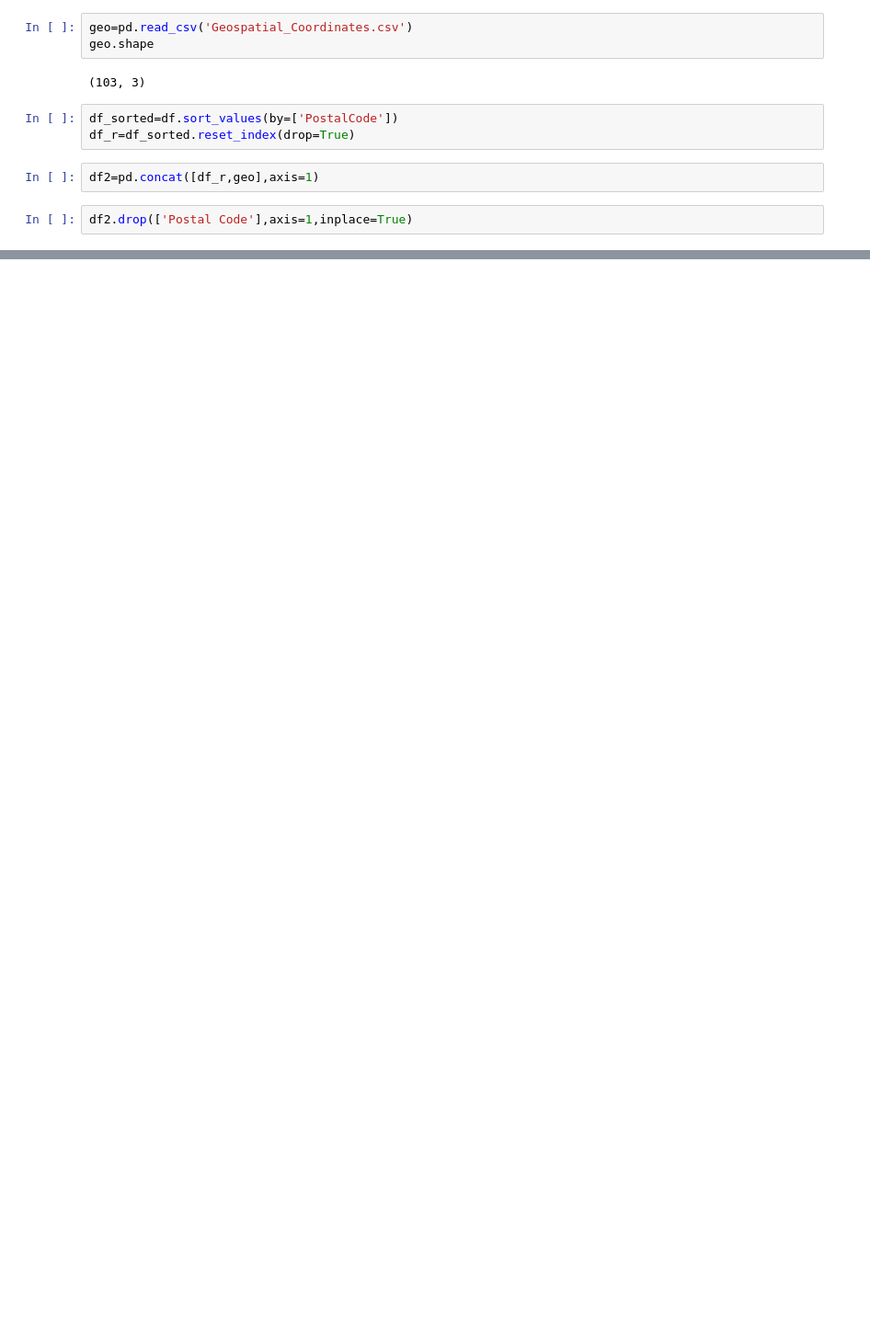
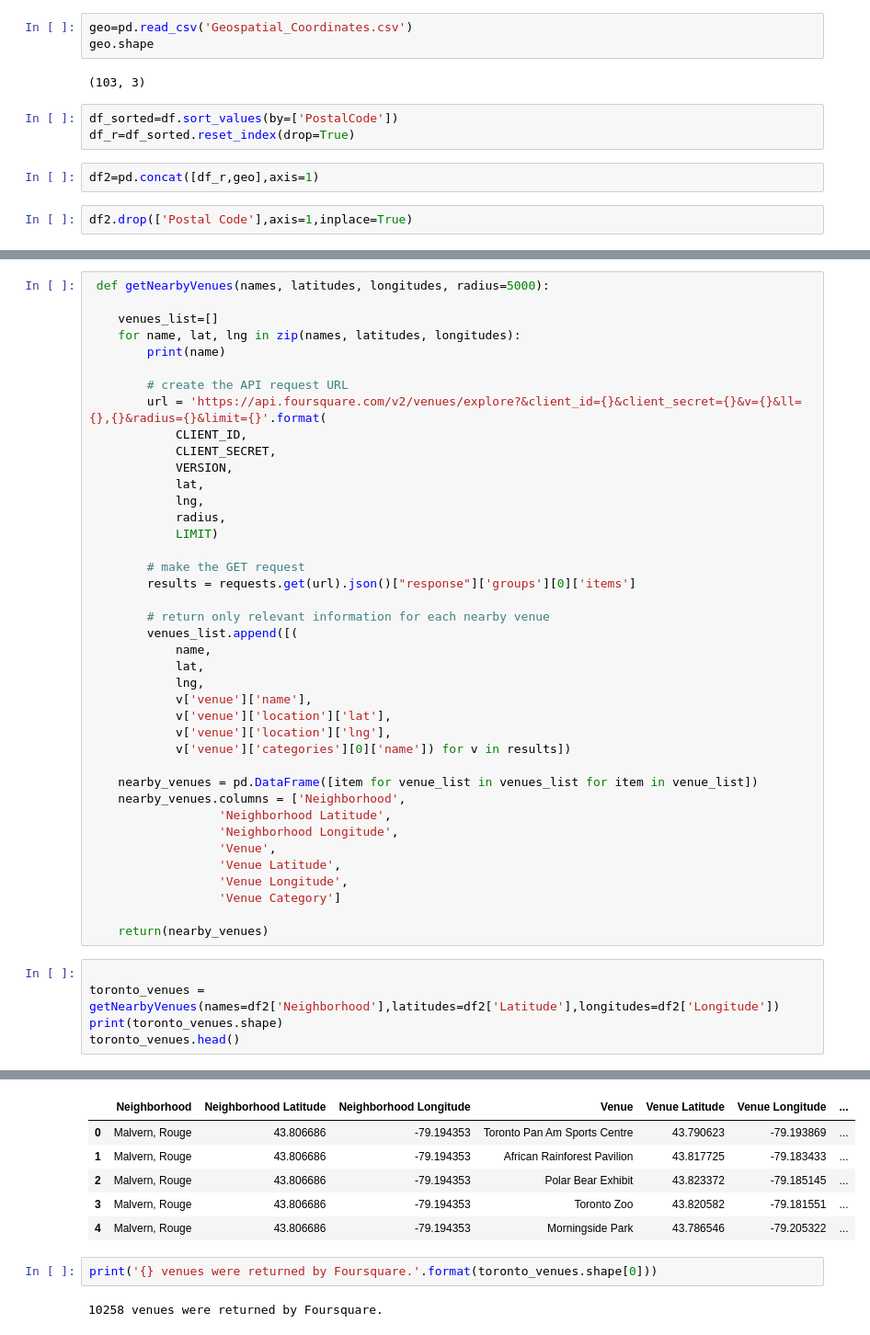
Before and after one commit to Matraque/Coursera_Capstone, a Jupyter notebook: Segmenting-and-Clustering-Neighborhoods-in-Toronto.ipynb, the cells around one changed output, grey strips where cells are left out. Shown: that part at 92% size. Saved outputs shown, nothing was run; the diff lists cells and outputs as text; blank space fills up the shorter version.

```diff
--- a/Segmenting-and-Clustering-Neighborhoods-in-Toronto.ipynb
+++ b/Segmenting-and-Clustering-Neighborhoods-in-Toronto.ipynb
@@ -93,0 +173,46 @@ df2.head(15)
+# %%
+ def getNearbyVenues(names, latitudes, longitudes, radius=5000):
+
+    venues_list=[]
+    for name, lat, lng in zip(names, latitudes, longitudes):
+        print(name)
+
+        # create the API request URL
+        url = 'https://api.foursquare.com/v2/venues/explore?&client_id={}&client_secret={}&v={}&ll={},{}&radius={}&limit={}'.format(
+            CLIENT_ID,
+            CLIENT_SECRET,
+            VERSION,
+            lat,
+            lng,
+            radius,
+            LIMIT)
+
+        # make the GET request
+        results = requests.get(url).json()["response"]['groups'][0]['items']
+
+        # return only relevant information for each nearby venue
+        venues_list.append([(
+            name,
+            lat,
+            lng,
+            v['venue']['name'],
+            v['venue']['location']['lat'],
+            v['venue']['location']['lng'],
+            v['venue']['categories'][0]['name']) for v in results])
+
+    nearby_venues = pd.DataFrame([item for venue_list in venues_list for item in venue_list])
+    nearby_venues.columns = ['Neighborhood',
+                  'Neighborhood Latitude',
+                  'Neighborhood Longitude',
+                  'Venue',
+                  'Venue Latitude',
+                  'Venue Longitude',
+                  'Venue Category']
+
+    return(nearby_venues)
+# %%
+
+toronto_venues = getNearbyVenues(names=df2['Neighborhood'],latitudes=df2['Latitude'],longitudes=df2['Longitude'])
+print(toronto_venues.shape)
+toronto_venues.head()
+# %% [output]
@@ -93,0 +236,10 @@ df2.head(15)
+|  | Neighborhood | Neighborhood Latitude | Neighborhood Longitude | Venue | Venue Latitude | Venue Longitude | ... |
+| 0 | Malvern, Rouge | 43.806686 | -79.194353 | Toronto Pan Am Sports Centre | 43.790623 | -79.193869 | ... |
+| 1 | Malvern, Rouge | 43.806686 | -79.194353 | African Rainforest Pavilion | 43.817725 | -79.183433 | ... |
+| 2 | Malvern, Rouge | 43.806686 | -79.194353 | Polar Bear Exhibit | 43.823372 | -79.185145 | ... |
+| 3 | Malvern, Rouge | 43.806686 | -79.194353 | Toronto Zoo | 43.820582 | -79.181551 | ... |
+| 4 | Malvern, Rouge | 43.806686 | -79.194353 | Morningside Park | 43.786546 | -79.205322 | ... |
+# %%
+print('{} venues were returned by Foursquare.'.format(toronto_venues.shape[0]))
+# %% [output]
+10258 venues were returned by Foursquare.
```
Also changed, not shown: parts of 26 cells of this notebook.
